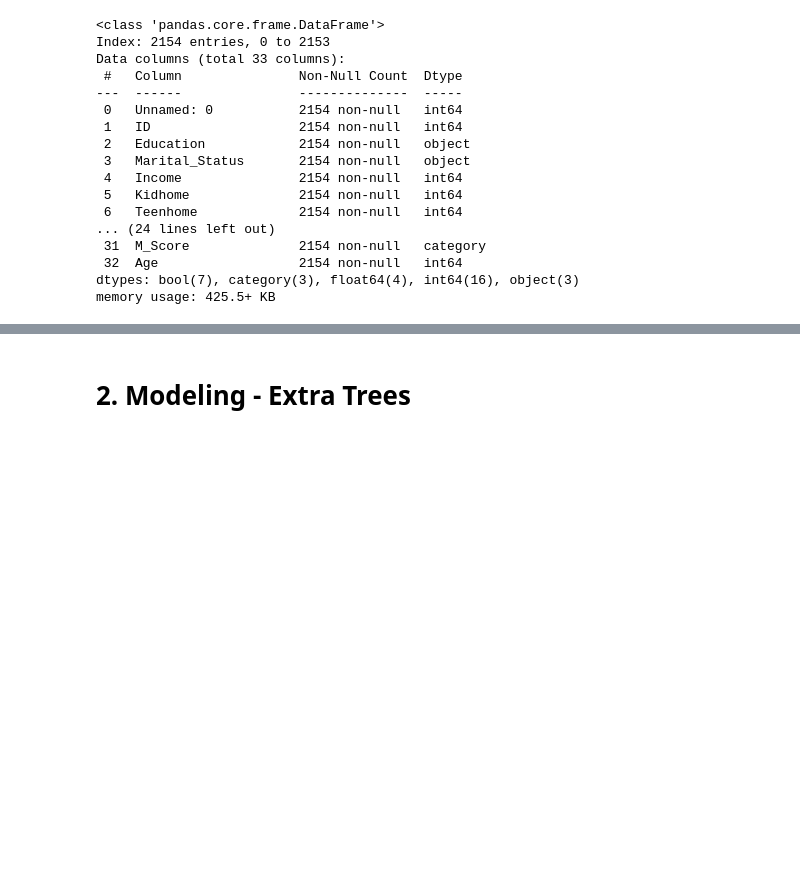
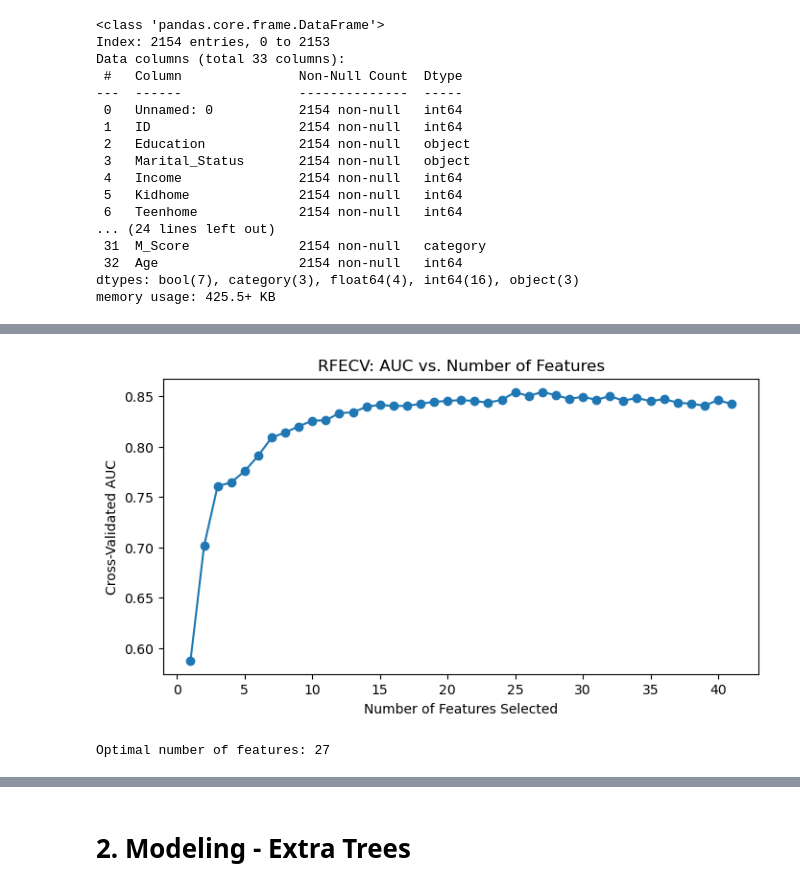
Before and after one commit to bayalams/msc-data-science-s2-ml, a Jupyter notebook: Projects/Project_2_Marketing_Response/04_extra_trees.ipynb, the cells around one changed output, grey strips where cells are left out. Drawn from its saved outputs; the diff is of its cells as text; code cells hidden in the pictures; blank space fills up the shorter version.

Commit message:
Fix Extra Trees feature importance, RFECV, SHAP, and threshold-based evaluation

```diff
--- a/Projects/Project_2_Marketing_Response/04_extra_trees.ipynb
+++ b/Projects/Project_2_Marketing_Response/04_extra_trees.ipynb
@@ -233,0 +312,45 @@ ValueError: could not convert string to float: 'Graduation'
+# %%
+# 6. RFECV
+rfecv = RFECV(
+    estimator=ExtraTreesClassifier(
+        random_state=42,
+        class_weight='balanced',
+        n_estimators=100
+    ),
+    step=1,
+    cv=StratifiedKFold(5),
+    scoring='roc_auc',
+    n_jobs=-1
+)
+
+rfecv.fit(X, y)
+
+# Extract cross-validation results
+cv_results = rfecv.cv_results_
+
+# Plot ROC-AUC against the number of selected features
+
+# Number of features evaluated at each step
+n_features = range(
+    rfecv.min_features_to_select,
+    rfecv.min_features_to_select + len(cv_results['mean_test_score'])
+)
+
+plt.figure(figsize=(8, 4))
+
+plt.plot(
+    n_features,
+    cv_results['mean_test_score'],
+    marker='o'
+)
+
+plt.xlabel('Number of Features Selected')
+plt.ylabel('Cross-Validated AUC')
+plt.title('RFECV: AUC vs. Number of Features')
+plt.show()
+
+# Display the optimal number of features
+print("Optimal number of features:", rfecv.n_features_)
+# %% [output]
+[figure, added]
+Optimal number of features: 27
```
Also changed, not shown: parts of 22 cells of this notebook.
